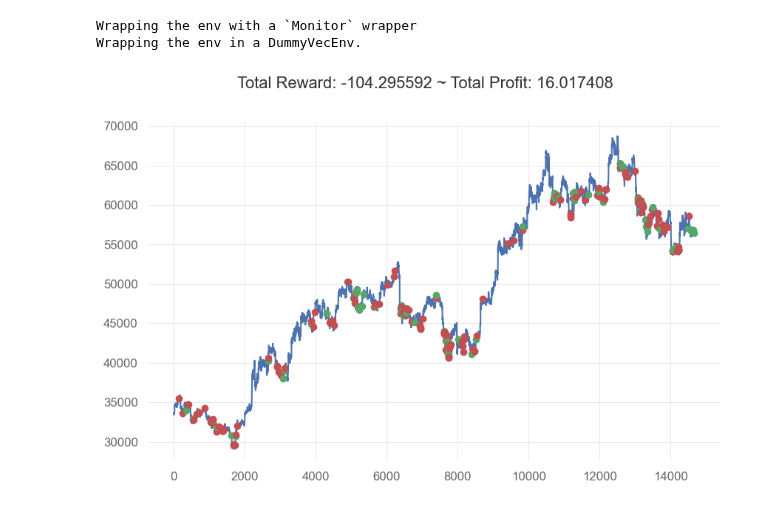
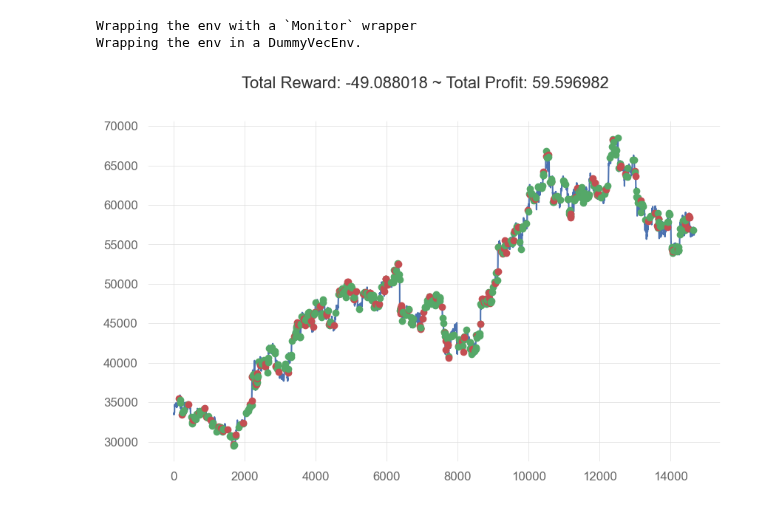
Before and after one commit to zizzs3228/trading, a Jupyter notebook: AIbot.ipynb, the cells around one changed output. Cells and saved outputs as stored; diff of their text form; code cells hidden in the pictures.

```diff
--- a/AIbot.ipynb
+++ b/AIbot.ipynb
@@ -36,7 +30,7 @@ def add_signals(env):
     start = env.frame_bound[0] - env.window_size
     end = env.frame_bound[1]
     prices = env.df.loc[:,'Close'].to_numpy()[start:end]
-    signal_features = env.df.loc[:,['PCTOpen','PCTHigh','PCTLow','PCTClose','PCTVolume','RSX','SLOPE']].to_numpy()[start:end]
+    signal_features = env.df.loc[:,['RSX','SLOPE']].to_numpy()[start:end]
     return prices, signal_features
 
 class MyCustomEnv(StocksEnv):
@@ -60,8 +54,8 @@ traindf['RSX'] = ta.rsx(traindf['Close'],21)
 testdf['RSX'] = ta.rsx(testdf['Close'],21)
 enddf['RSX'] = ta.rsx(enddf['Close'],21)
 
-# traindf['AO'] = ta.ao(traindf['High'],traindf['Low'])
-# testdf['AO'] = ta.ao(testdf['High'],testdf['Low'])
+traindf['AO'] = ta.ao(traindf['High'],traindf['Low'])
+testdf['AO'] = ta.ao(testdf['High'],testdf['Low'])
 
 # traindf['BOP'] = ta.bop(traindf['Open'],traindf['High'],traindf['Low'],traindf['Close'])
 # testdf['BOP'] = ta.bop(testdf['Open'],testdf['High'],testdf['Low'],testdf['Close'])
@@ -112,23 +106,23 @@ enddf['SLOPE']= ta.slope(enddf['Close'],200)
 #Trix: trix
 
 
-traindf['PCTOpen'] = traindf['Open'].pct_change()
-traindf['PCTHigh'] = traindf['High'].pct_change()
-traindf['PCTLow'] = traindf['Low'].pct_change()
-traindf['PCTClose'] = traindf['Close'].pct_change()
-traindf['PCTVolume'] = traindf['Volume'].pct_change()
+# traindf['PCTOpen'] = traindf['Open'].pct_change()
+# traindf['PCTHigh'] = traindf['High'].pct_change()
+# traindf['PCTLow'] = traindf['Low'].pct_change()
+# traindf['PCTClose'] = traindf['Close'].pct_change()
+# traindf['PCTVolume'] = traindf['Volume'].pct_change()
 
-testdf['PCTOpen'] = testdf['Open'].pct_change()
-testdf['PCTHigh'] = testdf['High'].pct_change()
-testdf['PCTLow'] = testdf['Low'].pct_change()
-testdf['PCTClose'] = testdf['Close'].pct_change()
-testdf['PCTVolume'] = testdf['Volume'].pct_change()
+# testdf['PCTOpen'] = testdf['Open'].pct_change()
+# testdf['PCTHigh'] = testdf['High'].pct_change()
+# testdf['PCTLow'] = testdf['Low'].pct_change()
+# testdf['PCTClose'] = testdf['Close'].pct_change()
+# testdf['PCTVolume'] = testdf['Volume'].pct_change()
 
-enddf['PCTOpen'] = enddf['Open'].pct_change()
-enddf['PCTHigh'] = enddf['High'].pct_change()
-enddf['PCTLow'] = enddf['Low'].pct_change()
-enddf['PCTClose'] = enddf['Close'].pct_change()
-enddf['PCTVolume'] = enddf['Volume'].pct_change()
+# enddf['PCTOpen'] = enddf['Open'].pct_change()
+# enddf['PCTHigh'] = enddf['High'].pct_change()
+# enddf['PCTLow'] = enddf['Low'].pct_change()
+# enddf['PCTClose'] = enddf['Close'].pct_change()
+# enddf['PCTVolume'] = enddf['Volume'].pct_change()
 # %%
 modelname = 'test10'
 log_path = os.path.join('logs')
@@ -155,28 +149,28 @@ num_cpu = 1
 # %%
 env = MyCustomEnv(df=traindf, frame_bound=(start_index+202,end_index), window_size=window_size)
 
 profit = []
 results = []
-model = PPO.load('models\\test155\\1200000.zip',env=env)
+model = PPO.load('models\\test158\\500000.zip',env=env)
 
 obs = env.reset()
 
 while True:
     action, state = model.predict(obs)
     obs, reward, done, info = env.step(action)
     results.append(info['total_profit'])
     # rewards.append(reward)
     if done:
         break
     # profit.append(info['total_profit'])
 # print(info['total_profit'])
 plt.cla()
 env.render_all()
 plt.show()
 # plt.scatter(range(len(rewards)), rewards)
 # plt.show()
 # %% [output]
 Wrapping the env with a `Monitor` wrapper
 Wrapping the env in a DummyVecEnv.
-[figure, old version]
+[figure, new version]
 # %%
```
Also changed, not shown: parts of 2 cells of this notebook, 2 other files.
